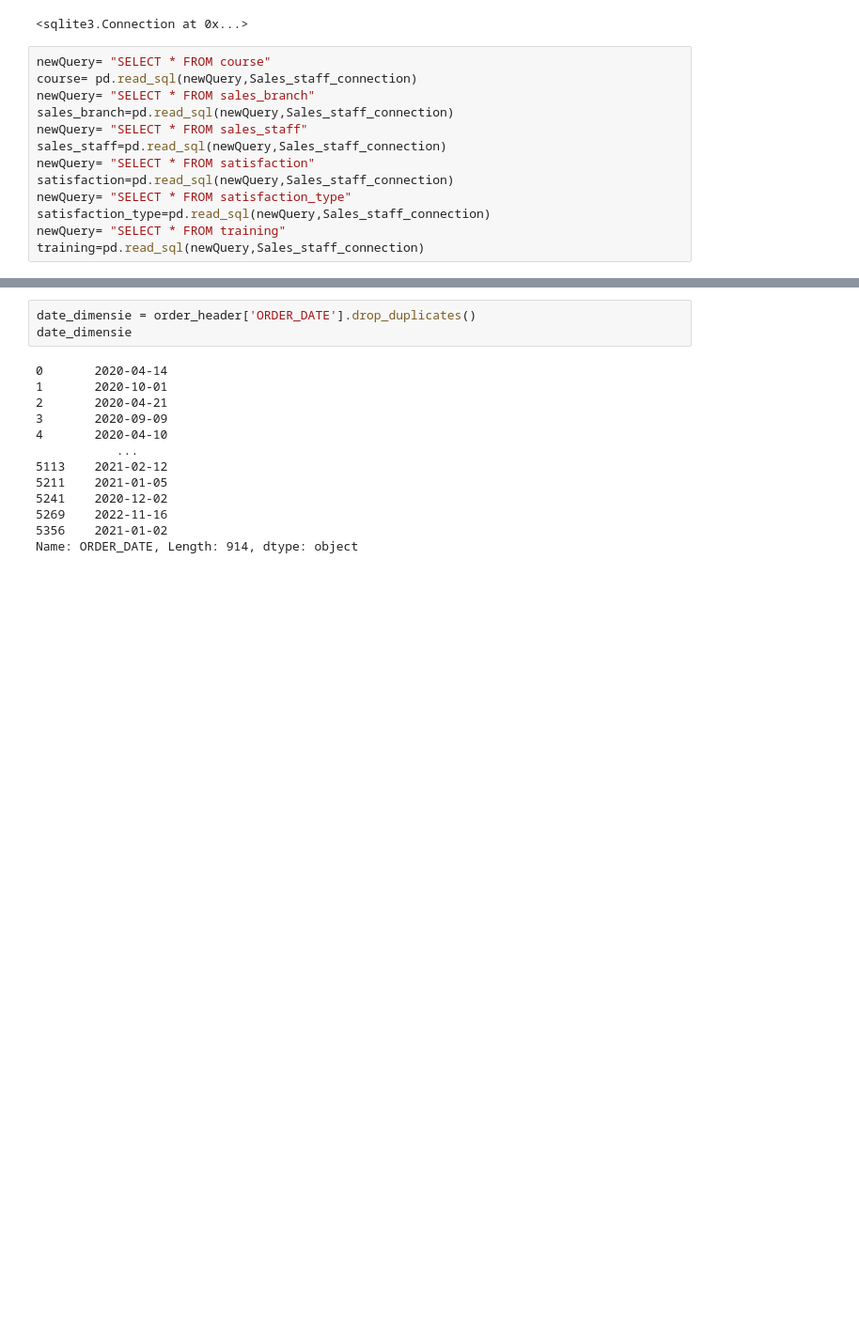
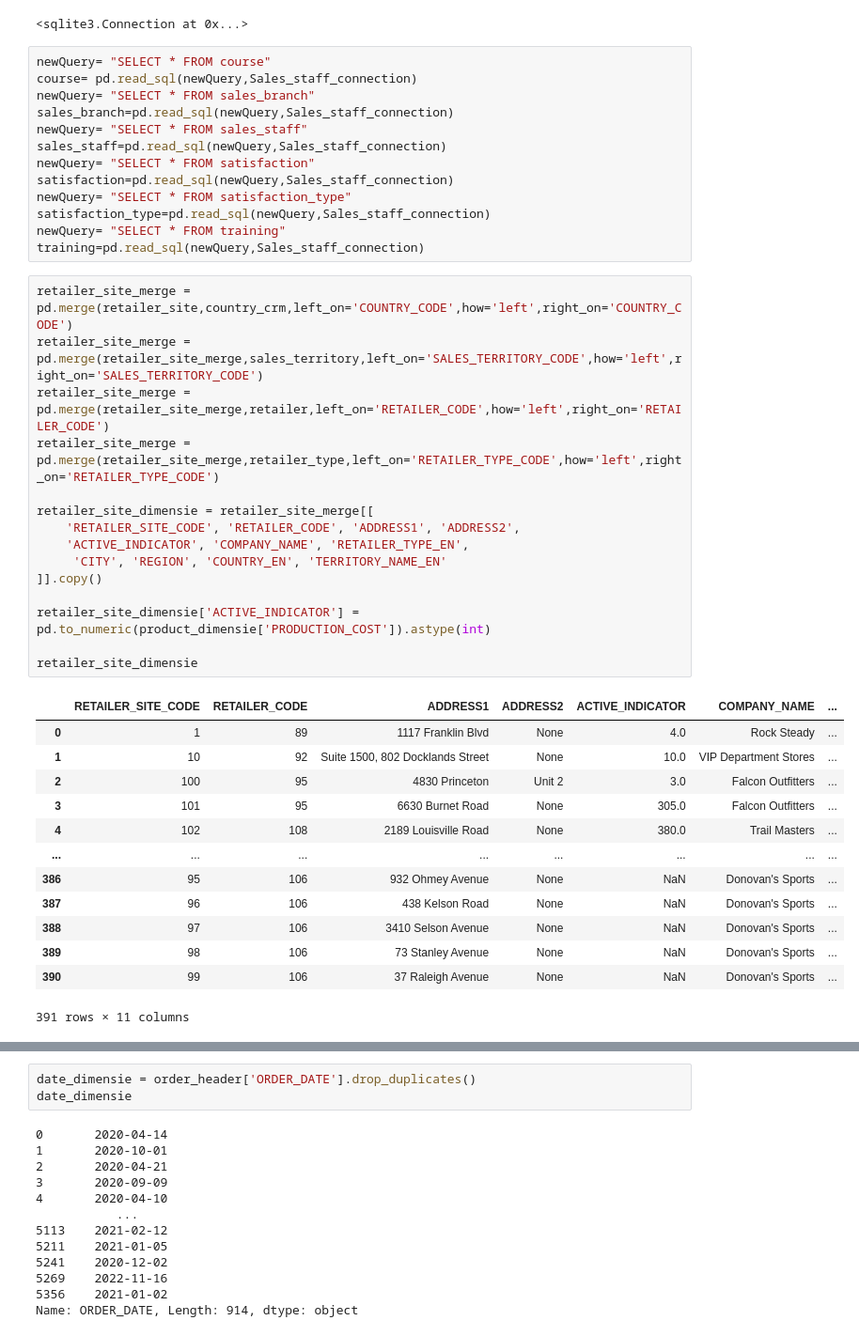
Before and after one commit to troykort/DaD, a Jupyter notebook: Practicum_5.1_Opdracht/Practicum_5.1_Opdracht.ipynb, the cells around one changed output, grey strips where cells are left out. Shown at 94% size. Drawn from its saved outputs; the diff is of its cells as text; blank space fills up the shorter version.

```diff
--- a/Practicum_5.1_Opdracht/Practicum_5.1_Opdracht.ipynb
+++ b/Practicum_5.1_Opdracht/Practicum_5.1_Opdracht.ipynb
@@ -91,3 +85,32 @@ newQuery= "SELECT * FROM satisfaction_type"
 satisfaction_type=pd.read_sql(newQuery,Sales_staff_connection)
 newQuery= "SELECT * FROM training"
 training=pd.read_sql(newQuery,Sales_staff_connection)
+# %%
+retailer_site_merge = pd.merge(retailer_site,country_crm,left_on='COUNTRY_CODE',how='left',right_on='COUNTRY_CODE')
+retailer_site_merge = pd.merge(retailer_site_merge,sales_territory,left_on='SALES_TERRITORY_CODE',how='left',right_on='SALES_TERRITORY_CODE')
+retailer_site_merge = pd.merge(retailer_site_merge,retailer,left_on='RETAILER_CODE',how='left',right_on='RETAILER_CODE')
+retailer_site_merge = pd.merge(retailer_site_merge,retailer_type,left_on='RETAILER_TYPE_CODE',how='left',right_on='RETAILER_TYPE_CODE')
+
+retailer_site_dimensie = retailer_site_merge[[
+    'RETAILER_SITE_CODE', 'RETAILER_CODE', 'ADDRESS1', 'ADDRESS2',
+    'ACTIVE_INDICATOR', 'COMPANY_NAME', 'RETAILER_TYPE_EN',
+     'CITY', 'REGION', 'COUNTRY_EN', 'TERRITORY_NAME_EN'
+]].copy()
+
+retailer_site_dimensie['ACTIVE_INDICATOR'] = pd.to_numeric(product_dimensie['PRODUCTION_COST']).astype(int)
+
+retailer_site_dimensie
+# %% [output]
+|  | RETAILER_SITE_CODE | RETAILER_CODE | ADDRESS1 | ADDRESS2 | ACTIVE_INDICATOR | COMPANY_NAME | ... |
+| 0 | 1 | 89 | 1117 Franklin Blvd | None | 4.0 | Rock Steady | ... |
+| 1 | 10 | 92 | Suite 1500, 802 Docklands Street | None | 10.0 | VIP Department Stores | ... |
+| 2 | 100 | 95 | 4830 Princeton | Unit 2 | 3.0 | Falcon Outfitters | ... |
+| 3 | 101 | 95 | 6630 Burnet Road | None | 305.0 | Falcon Outfitters | ... |
+| 4 | 102 | 108 | 2189 Louisville Road | None | 380.0 | Trail Masters | ... |
+| ... | ... | ... | ... | ... | ... | ... | ... |
+| 386 | 95 | 106 | 932 Ohmey Avenue | None | NaN | Donovan's Sports | ... |
+| 387 | 96 | 106 | 438 Kelson Road | None | NaN | Donovan's Sports | ... |
+| 388 | 97 | 106 | 3410 Selson Avenue | None | NaN | Donovan's Sports | ... |
+| 389 | 98 | 106 | 73 Stanley Avenue | None | NaN | Donovan's Sports | ... |
+| 390 | 99 | 106 | 37 Raleigh Avenue | None | NaN | Donovan's Sports | ... |
+391 rows × 11 columns
```
Also changed, not shown: parts of 4 cells of this notebook.
